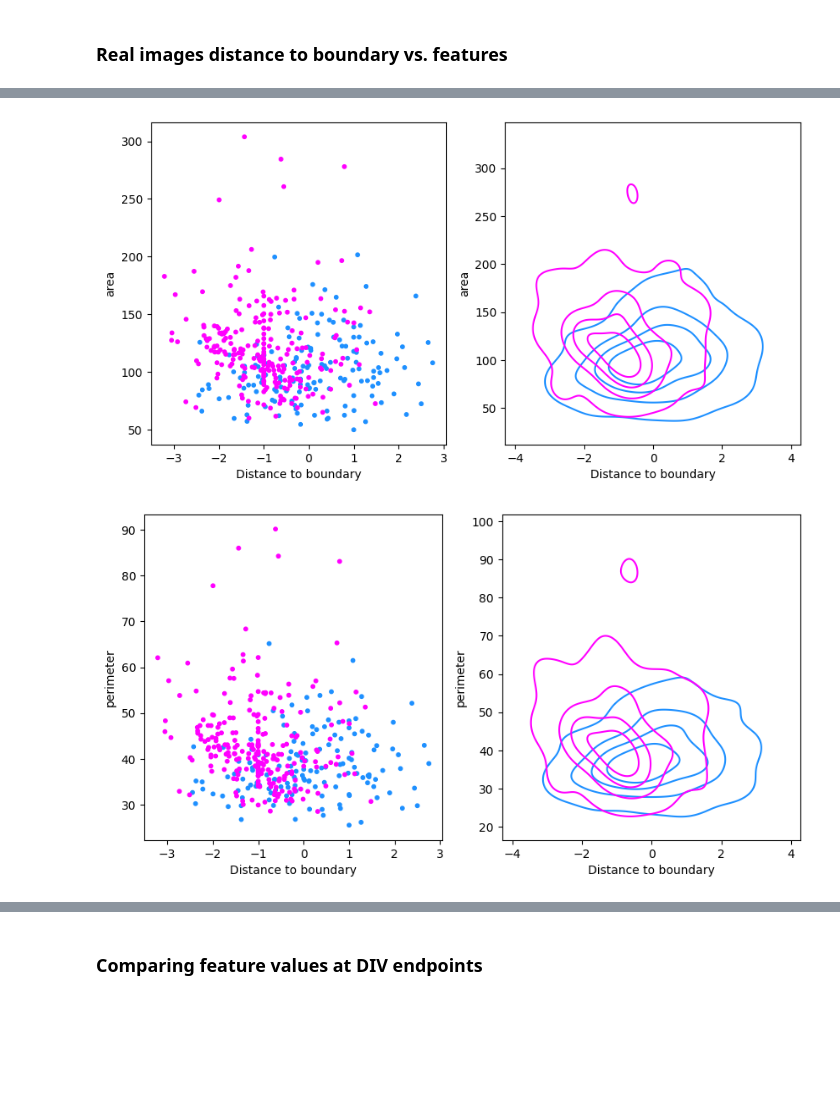
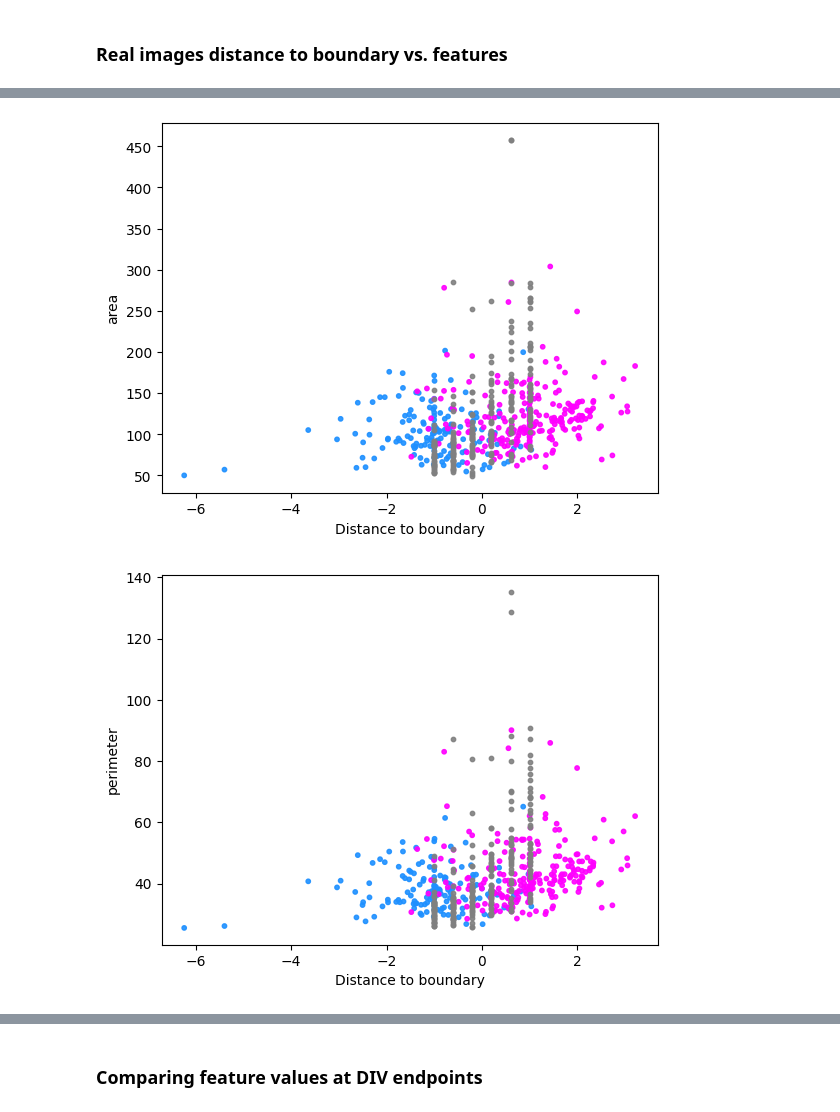
Before and after one commit to FLClab/STED-FM, a Jupyter notebook: experiments/diffusion-experiments/notebooks/synaptic_development.ipynb, the cells around one changed output, grey strips where cells are left out. Saved outputs shown, nothing was run; the diff lists cells and outputs as text; code cells hidden in the pictures; blank space fills up the shorter version.

Commit message:
update(eval): synaptic development init multidim

```diff
--- a/experiments/diffusion-experiments/notebooks/synaptic_development.ipynb
+++ b/experiments/diffusion-experiments/notebooks/synaptic_development.ipynb
@@ -24,6 +24,9 @@ from stedfm import get_pretrained_model_v2
 sys.path.insert(0, "../")
 from attribute_datasets import ALSDataset
 from wavelet import detect_spots
+
+OUTPUT_DIR = "./synaptic_development"
+os.makedirs(OUTPUT_DIR, exist_ok=True)
 # %%
 def load_svm():
     with open(f"./als-experiment/boundaries/MAE_SMALL_STED_als_svm_PSD95.pkl", "rb") as f:
@@ -318,35 +349,52 @@ print(test_real_features.shape, test_real_labels.shape)
 # %%
-def plot_distance_vs_features(features, labels, distances):
+def timesteps_vs_features(features: np.ndarray, fig, ax, feature_idx):
+    feature_names = ["area", "perimeter", "mean_intensity", "eccentricity", "solidity", "density",  "num_peaks"]# , "num_proteins"]
+    distances = [-1, -0.6, -0.2, 0.2, 0.6, 1.0]
+    num_features = features.shape[-1]
+    feature_data = features[:, :, feature_idx]
+    for traj_idx in range(feature_data.shape[0]):
+        ax.scatter(distances, feature_data[traj_idx], color="gray", s=10)
+
+    return fig, ax
+
+
+
+def plot_distance_vs_features(features, labels, distances, gen_features: np.ndarray):
     feature_names = ["area", "perimeter", "mean_intensity", "eccentricity", "solidity", "density",  "num_peaks"]
     unique_labels = np.unique(labels)
     indices_div12 = np.where(labels == unique_labels[0])[0]
     indices_div25 = np.where(labels == unique_labels[-1])[0]
     indices = np.concatenate([indices_div12, indices_div25])
     features = features[indices]
     labels = labels[indices]
-    distances = distances[indices]
+    distances = distances[indices] * -1
     colors = ["dodgerblue" if l == unique_labels[0] else "fuchsia" for l in labels]
     for feature_idx in range(features.shape[-1] - 1):
         feature_data = features[:, feature_idx]
-        fig, axs = plt.subplots(1, 2, figsize=(10, 5))
+        # fig, axs = plt.subplots(1, 2, figsize=(10, 5))
+        fig = plt.figure()
+        ax = fig.add_subplot(111)
 
-        axs[0].scatter(distances, feature_data, c=colors, s=10)
-        axs[0].set_xlabel("Distance to boundary")
-        axs[0].set_ylabel(feature_names[feature_idx])
+        ax.scatter(distances, feature_data, c=colors, s=10)
+        ax.set_xlabel("Distance to boundary")
+        ax.set_ylabel(feature_names[feature_idx])
+        timesteps_vs_features(gen_features, fig, ax, feature_idx)
 
-        dist_c1 = distances[labels == unique_labels[0]].flatten()
-        dist_c2 = distances[labels == unique_labels[-1]].flatten()
-        features_c1 = feature_data[labels == unique_labels[0]].flatten()
-        features_c2 = feature_data[labels == unique_labels[-1]].flatten()
-        c1_cmap = seaborn.light_palette("dodgerblue", as_cmap=True)
-        c2_cmap = seaborn.light_palette("fuchsia", as_cmap=True)
-        seaborn.kdeplot(x=dist_c1, y=features_c1, ax=axs[1], color="dodgerblue", levels=5)
-        seaborn.kdeplot(x=dist_c2, y=features_c2, ax=axs[1], color="fuchsia", levels=5)
-        axs[1].set_xlabel("Distance to boundary")
-        axs[1].set_ylabel(feature_names[feature_idx])
+
+        # dist_c1 = distances[labels == unique_labels[0]].flatten()
+        # dist_c2 = distances[labels == unique_labels[-1]].flatten()
+        # features_c1 = feature_data[labels == unique_labels[0]].flatten()
+        # features_c2 = feature_data[labels == unique_labels[-1]].flatten()
+        # c1_cmap = seaborn.light_palette("dodgerblue", as_cmap=True)
+        # c2_cmap = seaborn.light_palette("fuchsia", as_cmap=True)
+        # seaborn.kdeplot(x=dist_c1, y=features_c1, ax=axs[1], color="dodgerblue", levels=5)
+        # seaborn.kdeplot(x=dist_c2, y=features_c2, ax=axs[1], color="fuchsia", levels=5)
+        ax.set_xlabel("Distance to boundary")
+        ax.set_ylabel(feature_names[feature_idx])
         plt.show()
+        fig.savefig(os.path.join(OUTPUT_DIR, f"distance_vs_{feature_names[feature_idx]}.pdf"), dpi=1200, transparent=True)
 
-plot_distance_vs_features(train_real_features, train_real_labels, train_real_distances)
+plot_distance_vs_features(train_real_features, train_real_labels, train_real_distances, gen_features=all_trajectory_features)
 # %% [output]
-[figure, old version]
+[figure, new version]
-[figure, old version]
+[figure, new version]
```
Also changed, not shown: parts of 9 cells of this notebook, 1 other file.
